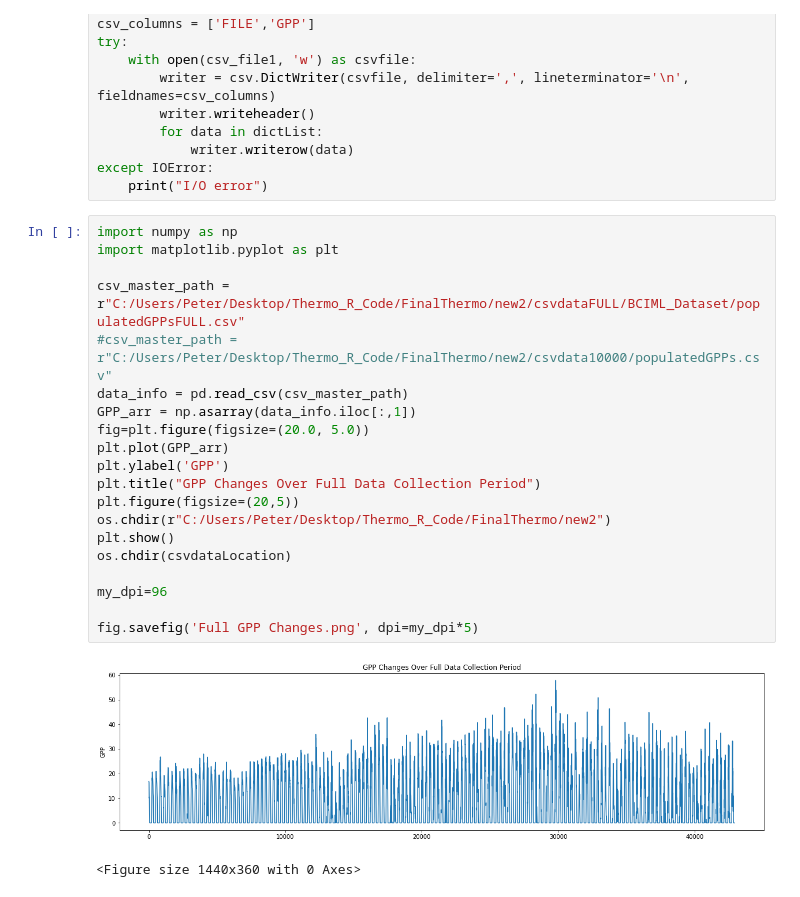
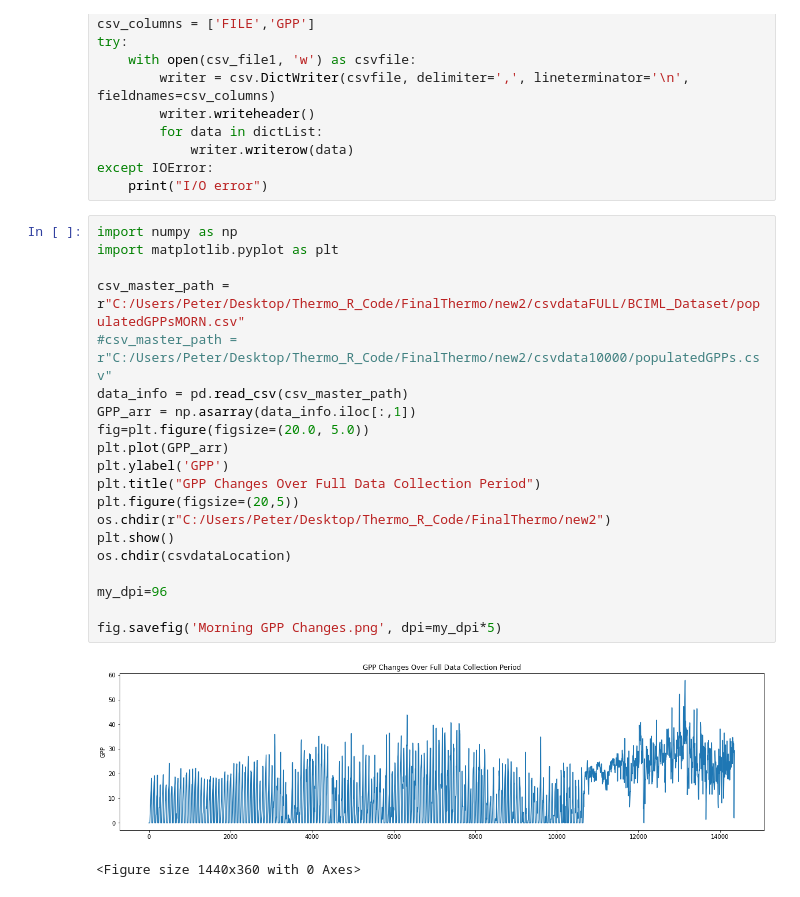
Before and after one commit to PJKarras/BCI-ML, a Jupyter notebook: makemaster.ipynb, the cells around one changed output. Saved outputs shown, nothing was run; the diff lists cells and outputs as text.

Commit message:
Commit Before Looping
This commit is to save model as is before implenting heavy looping for continuous training across datasets

```diff
--- a/makemaster.ipynb
+++ b/makemaster.ipynb
@@ -276,23 +295,23 @@ except IOError:
 # %%
 import numpy as np
 import matplotlib.pyplot as plt
 
-csv_master_path = r"C:/Users/Peter/Desktop/Thermo_R_Code/FinalThermo/new2/csvdataFULL/BCIML_Dataset/populatedGPPsFULL.csv"
+csv_master_path = r"C:/Users/Peter/Desktop/Thermo_R_Code/FinalThermo/new2/csvdataFULL/BCIML_Dataset/populatedGPPsMORN.csv"
 #csv_master_path = r"C:/Users/Peter/Desktop/Thermo_R_Code/FinalThermo/new2/csvdata10000/populatedGPPs.csv"
 data_info = pd.read_csv(csv_master_path)
 GPP_arr = np.asarray(data_info.iloc[:,1])
 fig=plt.figure(figsize=(20.0, 5.0))
 plt.plot(GPP_arr)
 plt.ylabel('GPP')
 plt.title("GPP Changes Over Full Data Collection Period")
 plt.figure(figsize=(20,5))
 os.chdir(r"C:/Users/Peter/Desktop/Thermo_R_Code/FinalThermo/new2")
 plt.show()
 os.chdir(csvdataLocation)
 
 my_dpi=96
 
-fig.savefig('Full GPP Changes.png', dpi=my_dpi*5)
+fig.savefig('Morning GPP Changes.png', dpi=my_dpi*5)
 # %% [output]
-[figure, old version]
+[figure, new version]
 <Figure size 1440x360 with 0 Axes>
```
Also changed, not shown: parts of 4 cells of this notebook, 26 other files.
